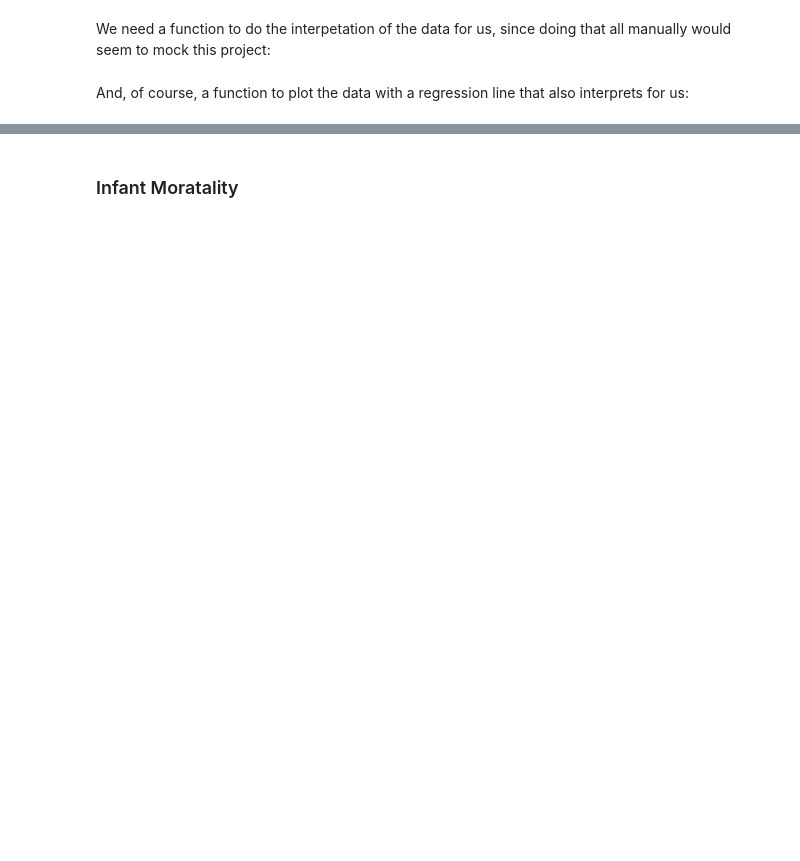
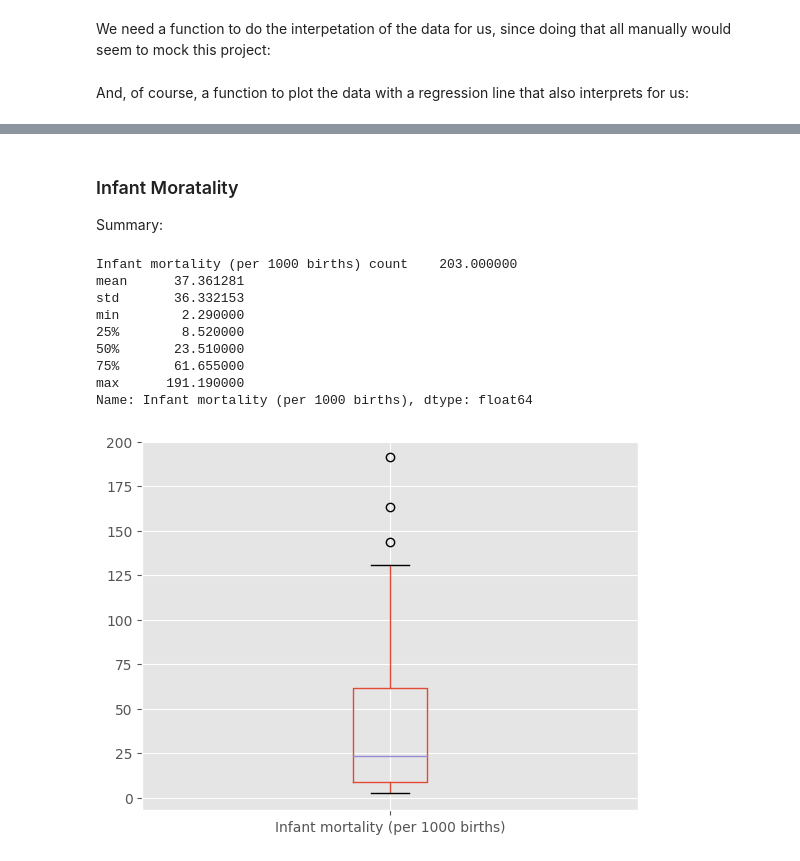
Before and after one commit to seanboe/stats_conetries, a Jupyter notebook: project.ipynb, the cells around one changed output, grey strips where cells are left out. Drawn from its saved outputs; the diff is of its cells as text; code cells hidden in the pictures; blank space fills up the shorter version.

```diff
--- a/project.ipynb
+++ b/project.ipynb
@@ -35,8 +36,7 @@ We clean our data by dropping useless columns, removing rows with null data, and
 
 We also assign the row indexes to be the names of the countries the data represents and print out the first 5 rows as a preview of the new data.
 # %%
-dropped_cols = ['Phones (per 1000)',
-                'Arable (%)',
+dropped_cols = ['Arable (%)',
                 'Other (%)',
                 'Climate',
                 'Agriculture',
@@ -168,5 +186,20 @@ The linear regression has a standard error of 0.011454848562683894.
 # %% [markdown]
 ### Infant Moratality
+
+Summary:
+# %%
+summarize('Infant mortality (per 1000 births)')
+# %% [output]
+Infant mortality (per 1000 births) count    203.000000
+mean      37.361281
+std       36.332153
+min        2.290000
+25%        8.520000
+50%       23.510000
+75%       61.655000
+max      191.190000
+Name: Infant mortality (per 1000 births), dtype: float64
+[figure, added]
 # %%
 analyze('GDP ($ per capita)', 'Infant mortality (per 1000 births)', regression_line=True)
 # %% [output]
```
Also changed, not shown: parts of 15 cells of this notebook, 2 other files.
